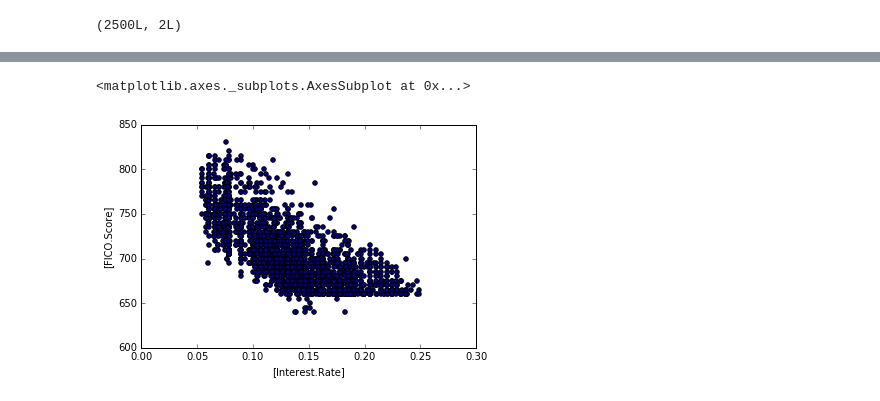
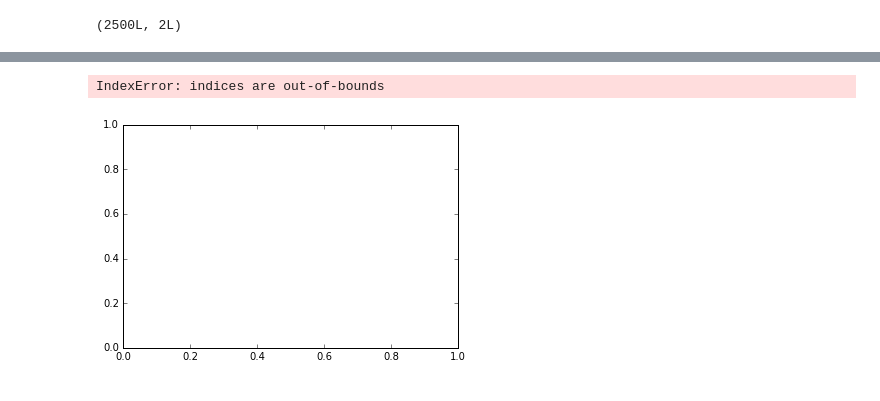
Before and after one commit to bb071988/ds-lesson3, a Jupyter notebook: linear_regression2.ipynb, the cells around one changed output, grey strips where cells are left out. Drawn from its saved outputs; the diff is of its cells as text; code cells hidden in the pictures.

```diff
--- a/linear_regression2.ipynb
+++ b/linear_regression2.ipynb
@@ -119,5 +100,5 @@ OLS Regression Results
 # %%
-loansData.plot(kind='scatter', x=['Interest.Rate'], y=['FICO.Score'],color='DarkBlue')
+loansData.plot(kind='scatter', x=loansData['FICO.Score'], y=loansData['Interest.Rate'],color='DarkBlue')
 # %% [output]
-<matplotlib.axes._subplots.AxesSubplot at 0x...>
+IndexError: indices are out-of-bounds
-[figure, old version]
+[figure, new version]
```
Also changed, not shown: parts of 14 cells of this notebook, 4 other files.
